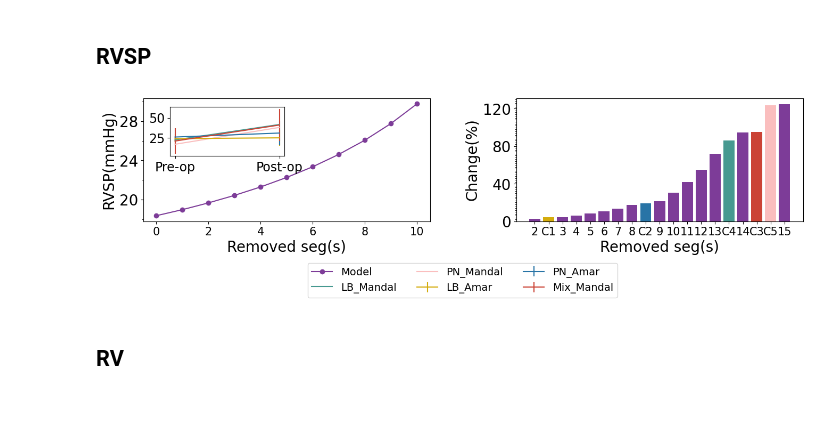
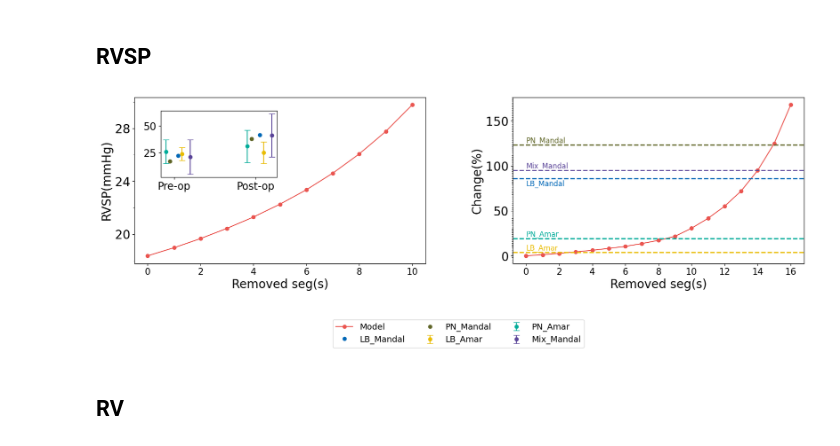
Before and after one commit to ShitingHuang-1/closed_circuit, a Jupyter notebook: resection_sim.ipynb, the cells around one changed output. Saved outputs shown, nothing was run; the diff lists cells and outputs as text; code cells hidden in the pictures; blank space fills up the shorter version.

```diff
--- a/resection_sim.ipynb
+++ b/resection_sim.ipynb
@@ -833,7 +1087,7 @@ No artists with labels found to put in legend.  Note that artists whose label st
 # %% [markdown]
 ## RVSP
 # %%
-fig, axs = plt.subplots(1, 2, figsize=(16, 3))
+fig, axs = plt.subplots(1, 2, figsize=(20, 5))
 
 rvsp_amar_lb = [24, 25]
 rvsp_err_amar_lb = [6, 10]
@@ -843,47 +1097,63 @@ rvsp_mandal_mix = [21, 41]
 rvsp_mandal_err_mix = [16, 20]
 rvsp_mandal_pn = [17, 38]
 rvsp_mandal_lb = [22.4, 41.7]
+x_status = np.arange(len(status))
 
 axs[0].plot(rm[0:11], mpap[0:11], marker='o', linestyle='-', color=original, label='Model')
 axs[0].set_ylabel('RVSP')
 axs[0].xaxis.set_major_locator(MaxNLocator(integer=True))
 
 ax_inset = inset_axes(axs[0], width="40%", height="40%", loc="lower left", bbox_to_anchor=(0.08, 0.5,1, 1),
                       bbox_transform=axs[0].transAxes)
-ax_inset.errorbar(status, rvsp_amar_lb, yerr = rvsp_err_amar_lb ,color = L1, label = 'LB_Amar')
-ax_inset.errorbar(status, rvsp_amar_pn, yerr = rvsp_err_amar_pn ,color = L2, label = 'PN_Amar')
-ax_inset.errorbar(status, rvsp_mandal_mix, yerr = rvsp_mandal_err_mix ,color = L3, label = 'Mix_Mandal')
-ax_inset.plot(status, rvsp_mandal_lb,color = L4, label = 'LB_Mandal')
-ax_inset.plot(status, rvsp_mandal_pn,color = L5, label = 'PN_Mandal')
+ax_inset.errorbar(x_status + 0.1, rvsp_amar_lb, yerr = rvsp_err_amar_lb ,color = L1, label = 'LB_Amar', capsize=5, linestyle='none', marker='o')
+ax_inset.errorbar(x_status - 0.1, rvsp_amar_pn, yerr = rvsp_err_amar_pn ,color = L2, label = 'PN_Amar', capsize=5, linestyle='none', marker='o')
+ax_inset.errorbar(x_status+ 0.2, rvsp_mandal_mix, yerr = rvsp_mandal_err_mix ,color = L3, label = 'Mix_Mandal', capsize=5, linestyle='none', marker='o')
+ax_inset.plot(x_status+0.05, rvsp_mandal_lb,color = L4, label = 'LB_Mandal', linestyle='none', marker='o')
+ax_inset.plot(x_status-0.05, rvsp_mandal_pn,color = L5, label = 'PN_Mandal', linestyle='none', marker='o')
 ax_inset.tick_params(axis = 'x', labelsize = fontsize-3)
 ax_inset.tick_params(axis = 'y', labelsize = fontsize-3)
 err_rvsp = err_cal(rvsp)
 err_rvspamar_lb = err_cal(rvsp_amar_lb)
 err_rvspamar_pn = err_cal(rvsp_amar_pn)
 err_rvspmandal_mix = err_cal(rvsp_mandal_mix)
 err_rvspmandal_lb = err_cal(rvsp_mandal_lb)
 err_rvspmandal_pn = err_cal(rvsp_mandal_pn)
-bar_fig(axs[1], err_rvsp, [L1,L2,L3,L4,L5], err_rvspamar_lb[-1], err_rvspamar_pn[-1], err_rvspmandal_mix[-1], err_rvspmandal_lb[-1], err_rvspmandal_pn[-1])
+axs[1].plot(rm[0:17], err_rvsp[0:17], color = original, marker = 'o')
+axs[1].axhline(y=err_rvspamar_lb[-1], color=L1, linestyle='--', linewidth=2)
+axs[1].axhline(y=err_rvspamar_pn[-1], color=L2, linestyle='--', linewidth=2)
+axs[1].axhline(y=err_rvspmandal_mix[-1], color=L3, linestyle='--', linewidth=2)
+axs[1].axhline(y=err_rvspmandal_lb[-1], color=L4, linestyle='--', linewidth=2)
+axs[1].axhline(y=err_rvspmandal_pn[-1], color=L5, linestyle='--', linewidth=2)
+
+axs[1].text(x=0, y=err_rvspamar_lb[-1], s='LB_Amar', color=L1, fontsize=12, va='bottom', ha='left')
+axs[1].text(x=0, y=err_rvspamar_pn[-1], s='PN_Amar', color=L2, fontsize=12, va='bottom', ha='left')
+axs[1].text(x=0, y=err_rvspmandal_mix[-1], s='Mix_Mandal', color=L3, fontsize=12, va='bottom', ha='left')
+axs[1].text(x=0, y=err_rvspmandal_lb[-1]-2, s='LB_Mandal', color=L4, fontsize=12, va='top', ha='left')
+axs[1].text(x=0, y=err_rvspmandal_pn[-1], s='PN_Mandal', color=L5, fontsize=12, va='bottom', ha='left')
+axs[1].xaxis.set_major_locator(MaxNLocator(integer=True))
+
 
 plt.subplots_adjust(wspace=0.4)
 axs[0].set_ylabel('RVSP(mmHg)')
 axs[1].set_ylabel('Change(%)')
 axs[0].set_xlabel('Removed seg(s)')
 axs[1].set_xlabel('Removed seg(s)')
 for ax in axs.flat:
     ax.set_xlabel(ax.get_xlabel(), fontsize=fontsize)
     ax.set_ylabel(ax.get_ylabel(), fontsize=fontsize)
     ax.tick_params(axis = 'x', labelsize = fontsize - 5)
     ax.tick_params(axis = 'y', labelsize = fontsize)
     ax.yaxis.set_major_locator(MaxNLocator(nbins=4,  integer=True))
     ax.yaxis.set_minor_locator(ticker.MultipleLocator(2))
-fig.legend(loc='lower center', ncol=3, bbox_to_anchor=(0.5, -0.4), fontsize=14)
+fig.legend(loc='lower center', ncol=3, bbox_to_anchor=(0.5, -0.3), fontsize=14)
 axs[0].legend().set_visible(False)
 plt.subplots_adjust(wspace = 0.3)
+ax_inset.set_xticks(x_status)
+ax_inset.set_xticklabels(status)
 plt.savefig('RVSP_compare.svg', format='svg', bbox_inches='tight')
 plt.savefig('RVSP_compare.pdf', format='pdf', bbox_inches='tight')
 # %% [output]
-[figure, old version]
+[figure, new version]
 # %% [markdown]
 ## RV
 # %%
```
Also changed, not shown: parts of 8 cells of this notebook.
